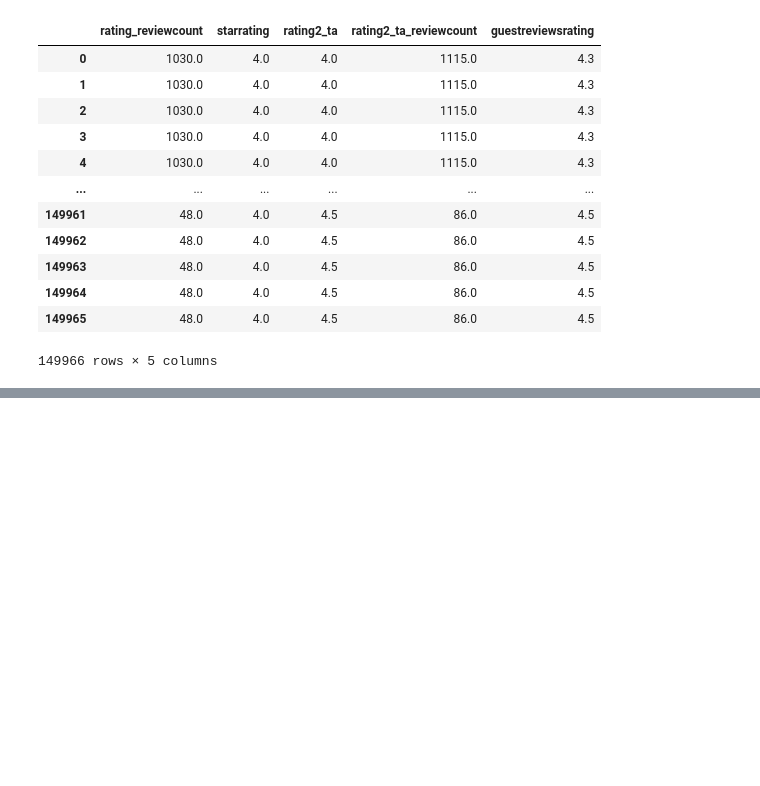
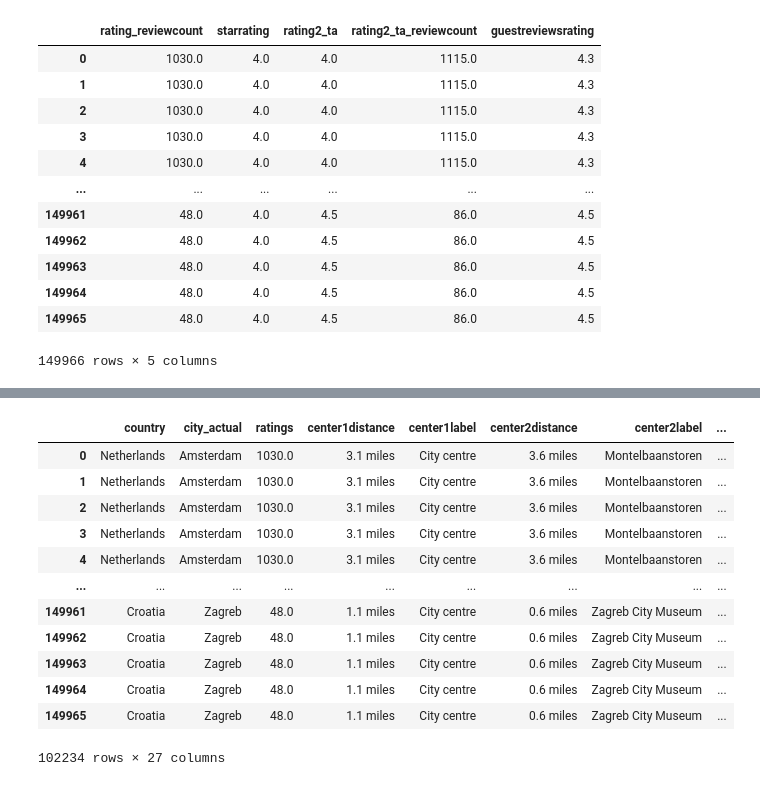
Before and after one commit to artyomashigov/coding_1, a Jupyter notebook: 3_pandas_2.ipynb, the cells around one changed output, grey strips where cells are left out. Cells and saved outputs as stored; diff of their text form; code cells hidden in the pictures; blank space fills up the shorter version.

```diff
--- a/3_pandas_2.ipynb
+++ b/3_pandas_2.ipynb
@@ -442,2 +430,0 @@ df = df.rename(columns = {'rating_reviewcount':'rating','rating2_ta':'rating'},i
-# %%
-df['test'] = df['center2distance(miles)'].str + 'miles'
@@ -446,2 +430,0 @@ TypeError: 'NoneType' object is not subscriptable
-# %%
-df['test'] = df['center2distance(miles)'].astype(str) + ' miles'
@@ -449,0 +440,2 @@ TypeError: 'NoneType' object is not subscriptable
+# %%
+df['test1'] = df['center2distance(miles)'].astype(str) +' miles'
@@ -449,0 +478,3 @@ TypeError: 'NoneType' object is not subscriptable
+# %%
+# renaming the columns
+df.rename(columns = {'rating2_ta_reviewcount':'ratingta_count','addresscountryname':'country','starrating':'stars','s_city':'city'},inplace = True)
@@ -449,0 +520,16 @@ TypeError: 'NoneType' object is not subscriptable
+# %%
+df[df['accommodationtype']=='Hotel']
+# %% [output]
+|  | country | city_actual | ratings | center1distance | center1label | center2distance | center2label | ... |
+| 0 | Netherlands | Amsterdam | 1030.0 | 3.1 miles | City centre | 3.6 miles | Montelbaanstoren | ... |
+| 1 | Netherlands | Amsterdam | 1030.0 | 3.1 miles | City centre | 3.6 miles | Montelbaanstoren | ... |
+| 2 | Netherlands | Amsterdam | 1030.0 | 3.1 miles | City centre | 3.6 miles | Montelbaanstoren | ... |
+| 3 | Netherlands | Amsterdam | 1030.0 | 3.1 miles | City centre | 3.6 miles | Montelbaanstoren | ... |
+| 4 | Netherlands | Amsterdam | 1030.0 | 3.1 miles | City centre | 3.6 miles | Montelbaanstoren | ... |
+| ... | ... | ... | ... | ... | ... | ... | ... | ... |
+| 149961 | Croatia | Zagreb | 48.0 | 1.1 miles | City centre | 0.6 miles | Zagreb City Museum | ... |
+| 149962 | Croatia | Zagreb | 48.0 | 1.1 miles | City centre | 0.6 miles | Zagreb City Museum | ... |
+| 149963 | Croatia | Zagreb | 48.0 | 1.1 miles | City centre | 0.6 miles | Zagreb City Museum | ... |
+| 149964 | Croatia | Zagreb | 48.0 | 1.1 miles | City centre | 0.6 miles | Zagreb City Museum | ... |
+| 149965 | Croatia | Zagreb | 48.0 | 1.1 miles | City centre | 0.6 miles | Zagreb City Museum | ... |
+102234 rows × 27 columns
```
Also changed, not shown: parts of 43 cells of this notebook, 1 other file.
